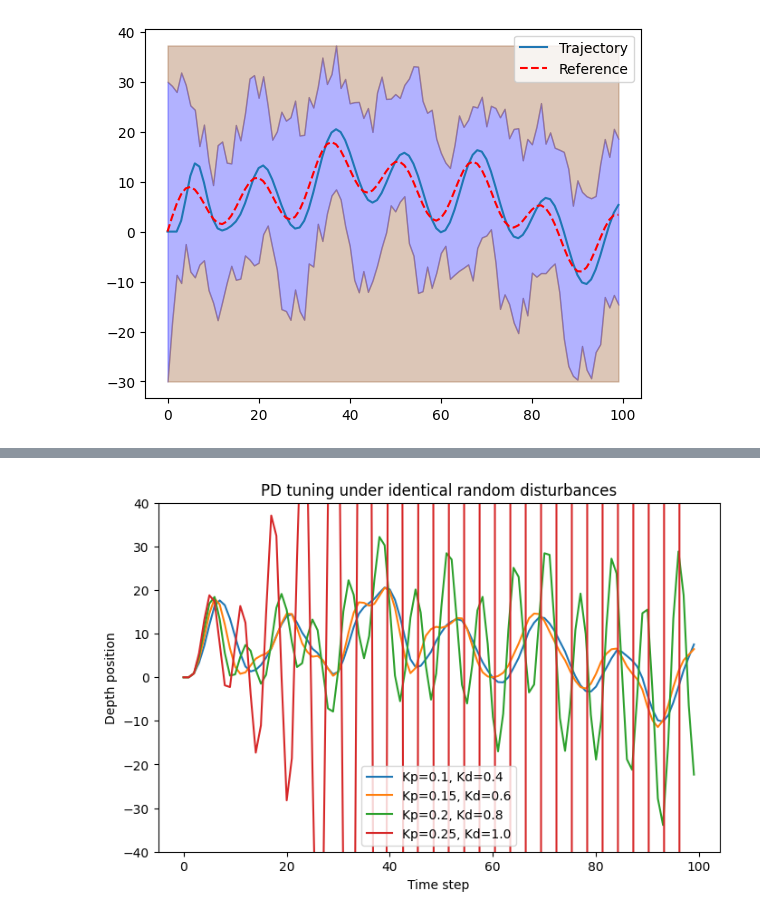
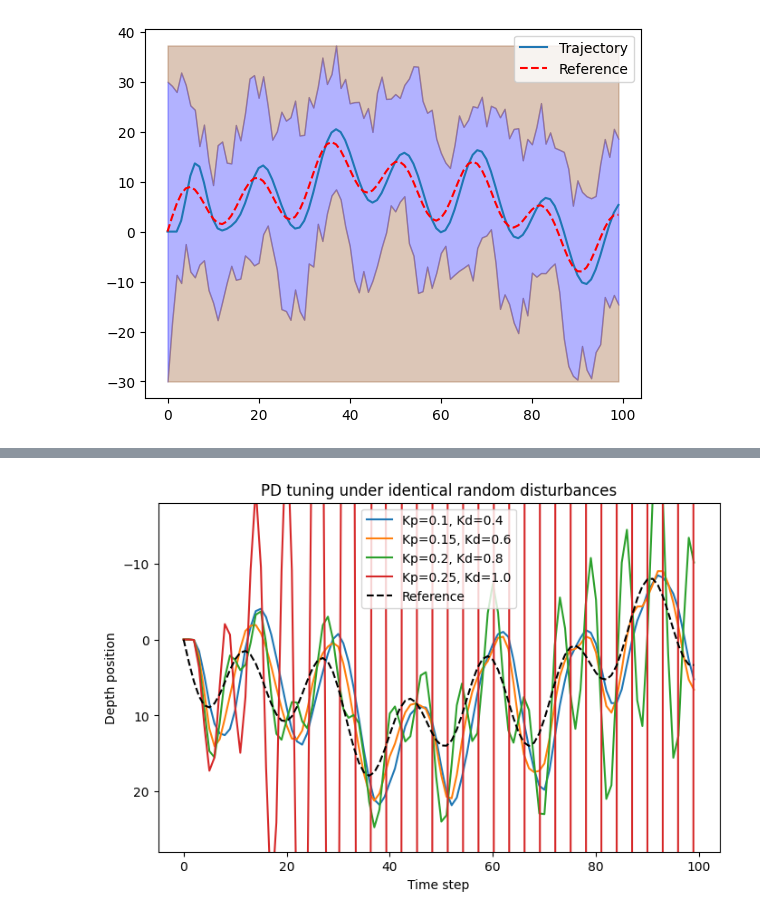
Before and after one commit to Gnimiy8888/b1-coding-practical-mt24, a Jupyter notebook: notebooks/test_pd.ipynb, the cells around one changed output, grey strips where cells are left out. Drawn from its saved outputs; the diff is of its cells as text; code cells hidden in the pictures.

Commit message:
added the plotting of reference signal in jupyter notebook

```diff
--- a/notebooks/test_pd.ipynb
+++ b/notebooks/test_pd.ipynb
@@ -51,22 +51,38 @@ traj_rand.plot_completed_mission(m)
 # %%
 #gain tuning helper
 
-# # Try different proportional/derivative gains to see response changes
+# Gains to compare
 gains = [(0.1, 0.4), (0.15, 0.6), (0.2, 0.8), (0.25, 1.0)]
 
-plt.figure(figsize=(8, 5))
+# Build one fixed disturbance sequence for FAIR comparison
+T = len(m.reference)
+rng = np.random.default_rng(0)          # reproducible random generator
+variance = 0.5
+disturbance = rng.normal(0, variance, T)  # same array reused for all gains
+
+# Plot
+fig, ax = plt.subplots(figsize=(8, 5))
+
 for Kp, Kd in gains:
-    np.random.seed(0)  # same noise each trial (simulate_with_random_disturbances uses np.random)
     ctl = PDController(Kp, Kd)
     cl = ClosedLoop(Submarine(), ctl)
-    traj = cl.simulate_with_random_disturbances(m, variance=0.5)
-    plt.plot(traj.position[:, 1], label=f"Kp={Kp}, Kd={Kd}")
+    # Use simulate() so *every* gain sees the same disturbance
+    traj = cl.simulate(mission=m, disturbances=disturbance)
+    ax.plot(traj.position[:, 1], label=f"Kp={Kp}, Kd={Kd}")
 
-plt.gca().invert_yaxis()
-plt.ylim(-40, 40)  # keep everything visible; widen/narrow as needed
-plt.title("PD tuning under identical random disturbances")
-plt.xlabel("Time step"); plt.ylabel("Depth position")
-plt.legend()
+# Overlay the target (reference) to show tracking quality
+ax.plot(m.reference, "k--", linewidth=1.5, label="Reference")
+
+# Depth axis: ocean-depth convention (down is positive)
+# Choose neat limits around the reference range so unstable runs don't blow up the scale
+ref_min, ref_max = float(np.min(m.reference)), float(np.max(m.reference))
+margin = 10.0
+ax.set_ylim(ref_max + margin, ref_min - margin)   # reversed order == inverted y-axis
+
+ax.set_title("PD tuning under identical random disturbances")
+ax.set_xlabel("Time step")
+ax.set_ylabel("Depth position")
+ax.legend()
 plt.show()
 # %% [output]
-[figure, old version]
+[figure, new version]
```
Also changed, not shown: parts of 1 cell of this notebook.
